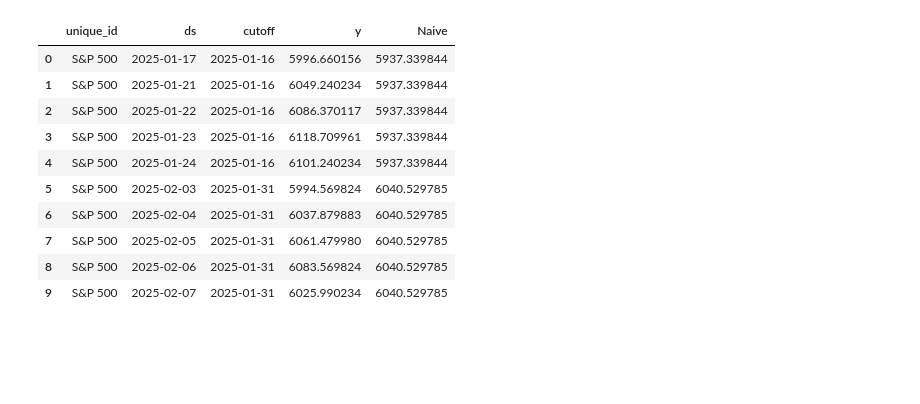
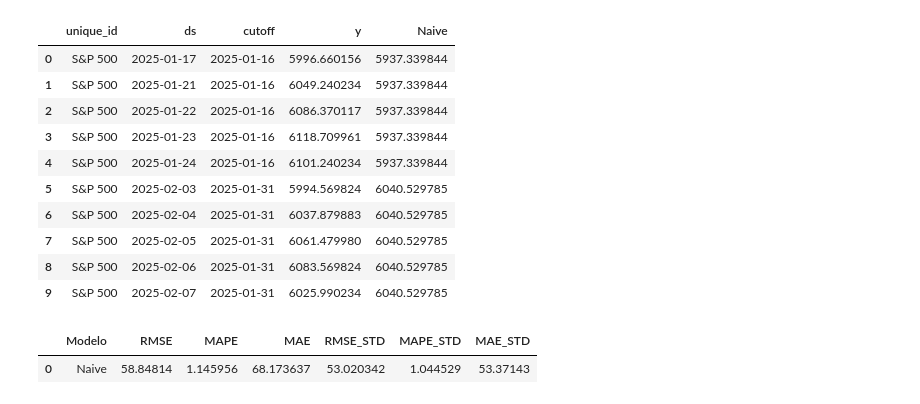
Before and after one commit to JairRamosG/Series_de_Tiempo, a Jupyter notebook: 06_ARIMA/ARIMA(p, d, q).ipynb, the cells around one changed output. Saved outputs shown, nothing was run; the diff lists cells and outputs as text; code cells hidden in the pictures; blank space fills up the shorter version.

Commit message:
Dataframe con resultados de medidas de desempeño y desviación estándar

```diff
--- a/06_ARIMA/ARIMA(p, d, q).ipynb
+++ b/06_ARIMA/ARIMA(p, d, q).ipynb
@@ -122,6 +122,7 @@ cv_df_naive.head(10)
 | 9 | S&P 500 | 2025-02-07 | 2025-01-31 | 6025.990234 | 6040.529785 |
 # %%
 def metricas_cv(cv_df, nombre_modelos):
+    resultados = []
     for modelo in nombre_modelos:
         #Agrupar por cutoff y calcular métricas
         metricas_ventana = []
@@ -146,3 +147,10 @@ def metricas_cv(cv_df, nombre_modelos):
             'MAPE_STD' : metricas_df['mape'].std(),
             'MAE_STD' : metricas_df['mae'].std()
         })
+    return pd.DataFrame(resultados)
+# %%
+metricas_naive = metricas_cv(cv_df_naive, ['Naive'])
+metricas_naive
+# %% [output]
+|  | Modelo | RMSE | MAPE | MAE | RMSE_STD | MAPE_STD | MAE_STD |
+| 0 | Naive | 58.84814 | 1.145956 | 68.173637 | 53.020342 | 1.044529 | 53.37143 |
```
